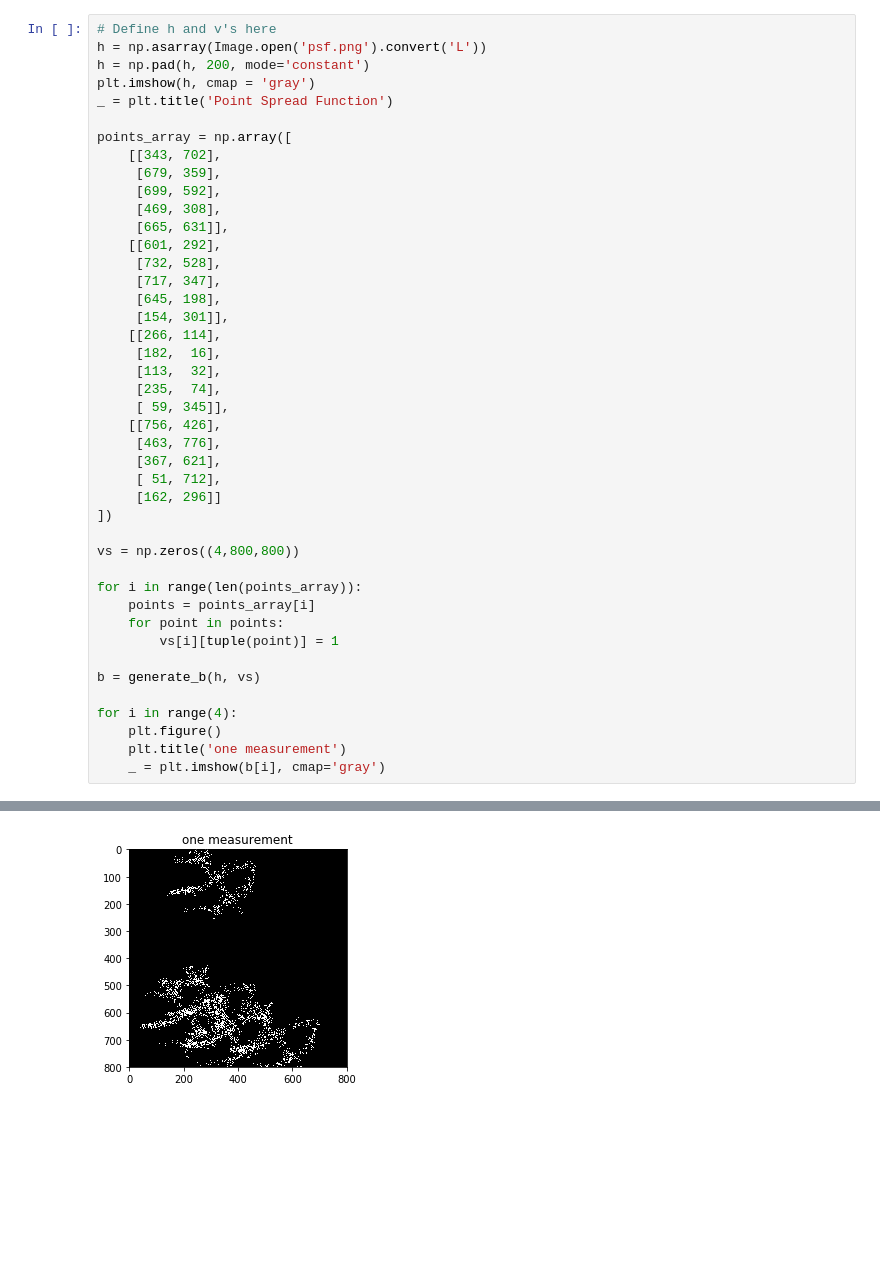
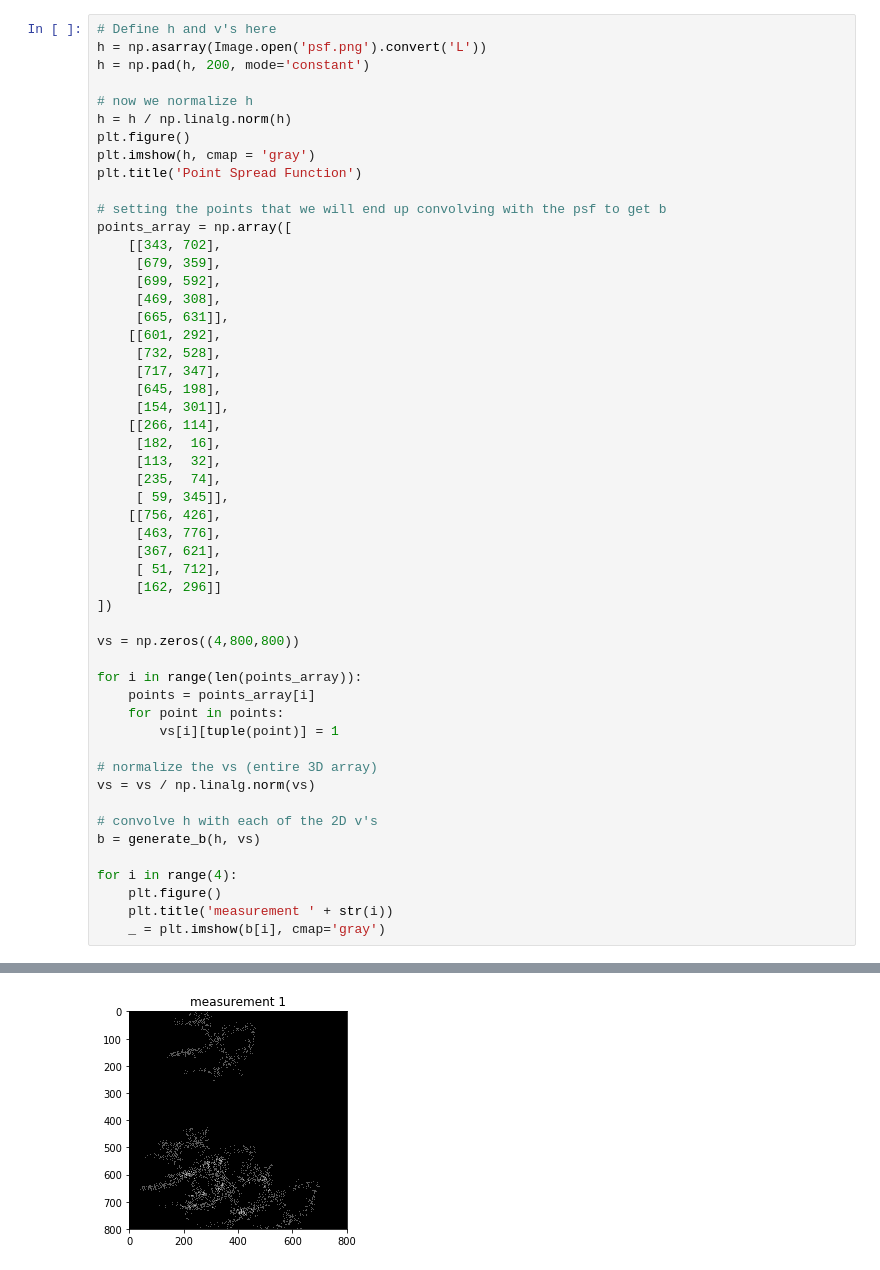
Before and after one commit to keahung/grad_desc, a Jupyter notebook: grad_descent.ipynb, the cells around one changed output, grey strips where cells are left out. Cells and saved outputs as stored; diff of their text form; blank space fills up the shorter version.

```diff
--- a/grad_descent.ipynb
+++ b/grad_descent.ipynb
@@ -109,9 +152,14 @@ def generate_b(h, vs = None, num_samples = 4, num_points = 5):
 # Define h and v's here
 h = np.asarray(Image.open('psf.png').convert('L'))
 h = np.pad(h, 200, mode='constant')
+
+# now we normalize h
+h = h / np.linalg.norm(h)
+plt.figure()
 plt.imshow(h, cmap = 'gray')
-_ = plt.title('Point Spread Function')
+plt.title('Point Spread Function')
 
+# setting the points that we will end up convolving with the psf to get b
 points_array = np.array([
     [[343, 702],
      [679, 359],
@@ -142,11 +190,15 @@ for i in range(len(points_array)):
     for point in points:
         vs[i][tuple(point)] = 1
 
+# normalize the vs (entire 3D array)
+vs = vs / np.linalg.norm(vs)
+
+# convolve h with each of the 2D v's
 b = generate_b(h, vs)
 
 for i in range(4):
     plt.figure()
-    plt.title('one measurement')
+    plt.title('measurement ' + str(i))
     _ = plt.imshow(b[i], cmap='gray')
 # %% [output]
 [figure]
@@ -154 +206 @@ for i in range(4):
-[figure, old version]
+[figure, new version]
```
Also changed, not shown: parts of 12 cells of this notebook.
